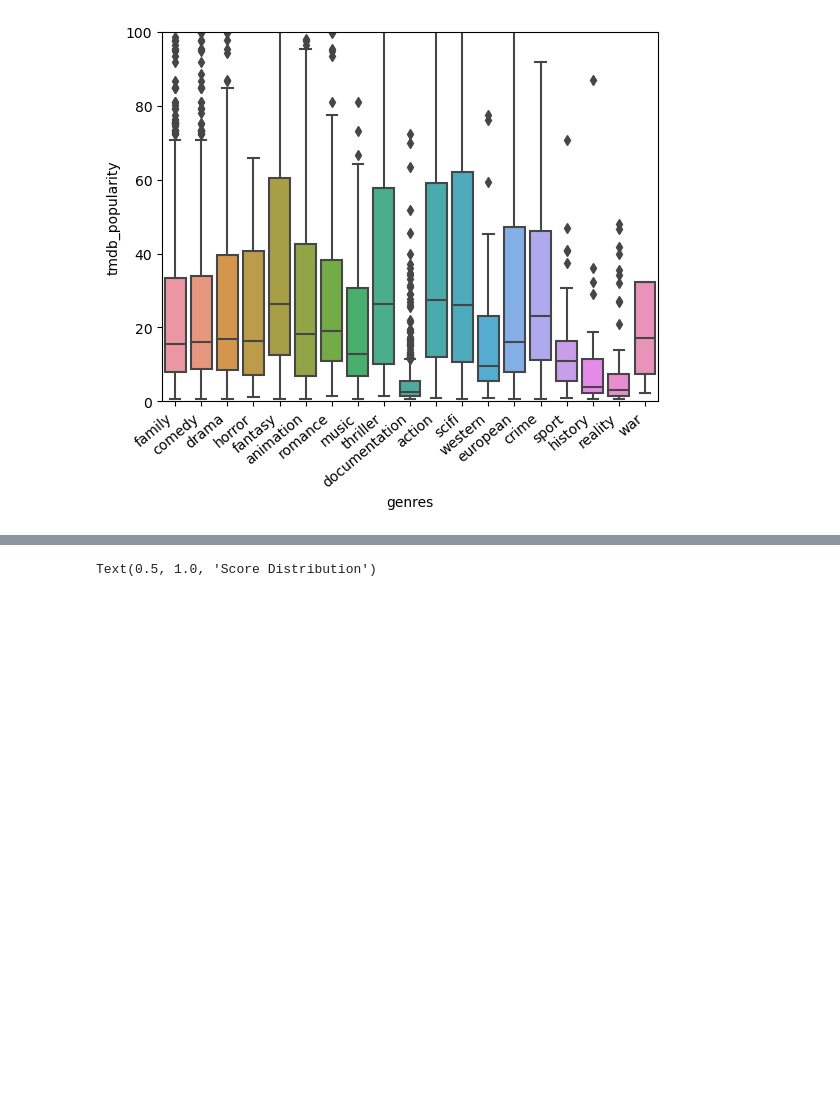
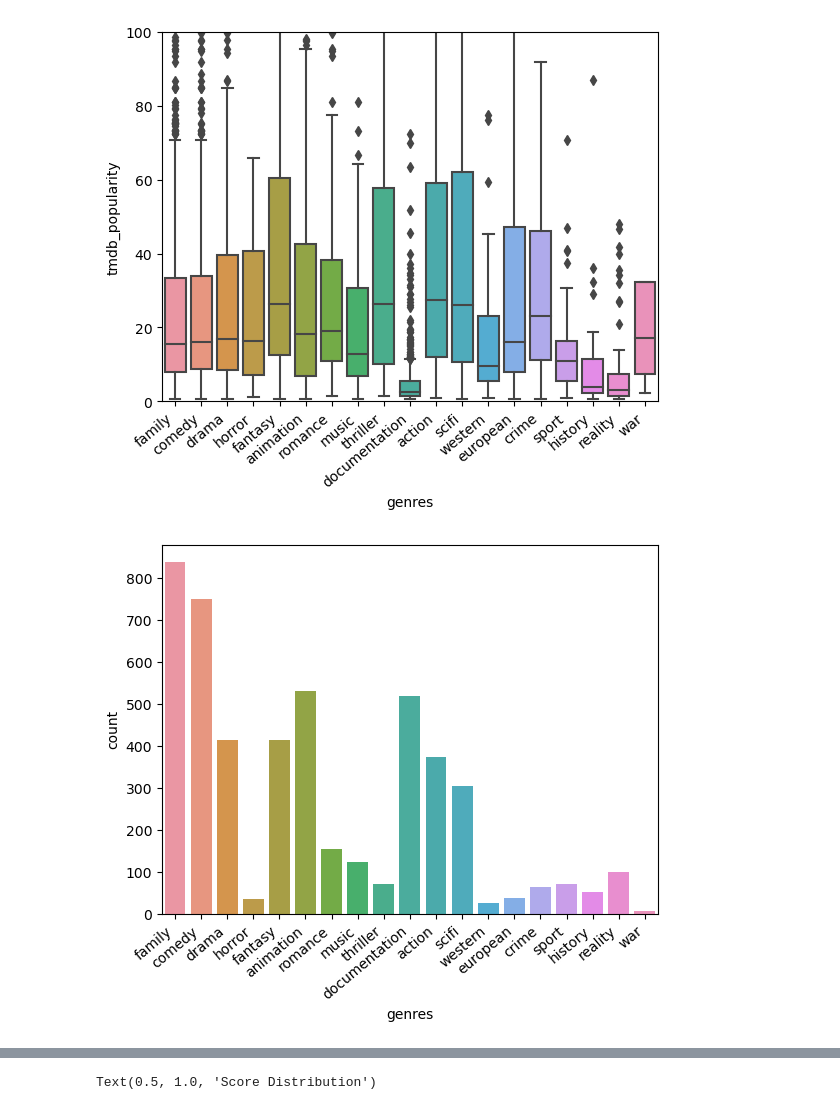
Before and after one commit to emchege/MIS546_Group_Project, a Jupyter notebook: workingdisney+.ipynb, the cells around one changed output, grey strips where cells are left out. Cells and saved outputs as stored; diff of their text form; code cells hidden in the pictures; blank space fills up the shorter version.

```diff
--- a/workingdisney+.ipynb
+++ b/workingdisney+.ipynb
@@ -2102,3 +2102,11 @@ plt.ylim(0, 100)
 plt.show()
 # %% [output]
 [figure]
+# %%
+#plot count of genres in dataset
+
+count = sns.countplot(x='genres',data=genre_df4)
+count.set_xticklabels(count.get_xticklabels(), rotation=40, ha="right")
+plt.show()
+# %% [output]
+[figure, added]
```
Also changed, not shown: parts of 8 cells of this notebook.
